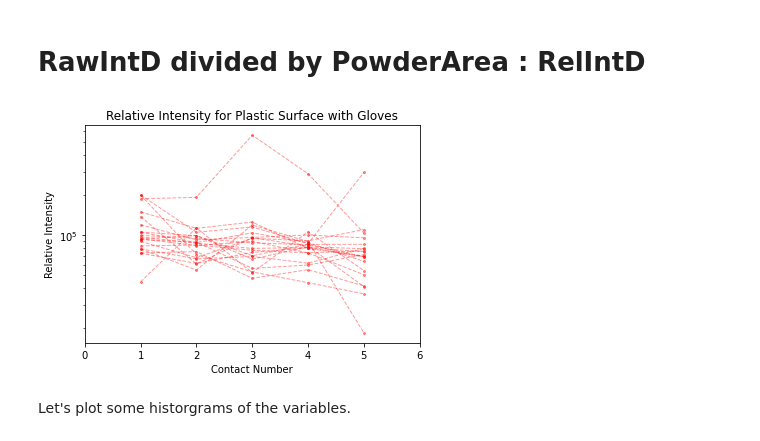
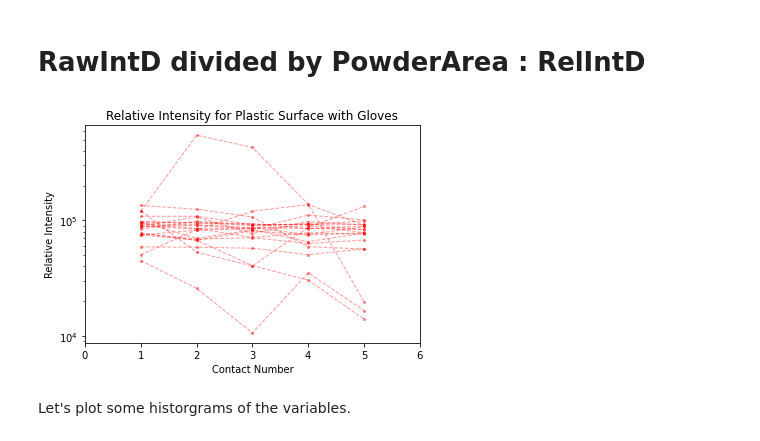
Before and after one commit to MarcoFelipeKing/yi_contact_expt, a Jupyter notebook: src/Yi_pyABC.ipynb, the cells around one changed output. Saved outputs shown, nothing was run; the diff lists cells and outputs as text; code cells hidden in the pictures.

```diff
--- a/src/Yi_pyABC.ipynb
+++ b/src/Yi_pyABC.ipynb
@@ -110,23 +110,23 @@ plt.show()
 # %%
 # Plot the RelIntD for each ContactNumber for Plastic and Y gloves for each ID<21 on the same graph
 fig, ax = plt.subplots()
 for i in range(1, 21):
-    ax.plot(data.loc[(data['Surface'] == 'Plastic') & (data['Gloves'] == 'Y') & (data['ID'] == i)].groupby('ContactNumber')['RelIntD'].mean().index,
-            data.loc[(data['Surface'] == 'Plastic') & (data['Gloves'] == 'Y') & (data['ID'] == i)].groupby('ContactNumber')['RelIntD'].mean(),
+    ax.plot(data.loc[(data['Surface'] == 'Glass') & (data['Gloves'] == 'Y') & (data['ID'] == i)].groupby('ContactNumber')['RelIntD'].mean().index,
+            data.loc[(data['Surface'] == 'Glass') & (data['Gloves'] == 'Y') & (data['ID'] == i)].groupby('ContactNumber')['RelIntD'].mean(),
             marker='o', color='red', linestyle='dashed', linewidth=1, markersize=2,alpha=.4)
     """ax.plot(data.loc[(data['Surface'] == 'Plastic') & (data['Gloves'] == 'N') & (data['ID'] == i)].groupby('ContactNumber')['RelIntD'].mean().index,
             data.loc[(data['Surface'] == 'Plastic') & (data['Gloves'] == 'N') & (data['ID'] == i)].groupby('ContactNumber')['RelIntD'].mean(),
             marker='o', color='blue', linestyle='dashed', linewidth=1, markersize=2)"""
 # add dodge between the two error bars
 ax.set_xlim(0, 6)
 ax.set_xlabel('Contact Number')
 ax.set_ylabel('Relative Intensity')
 ax.set_title('Relative Intensity for Plastic Surface with Gloves')
 #log scale y axis
 ax.set_yscale('log')
 plt.show()
 # %% [output]
-[figure, old version]
+[figure, new version]
 # %% [markdown]
 Let's plot some historgrams of the variables.
 # %%
```
Also changed, not shown: parts of 5 cells of this notebook, 5 other files.
